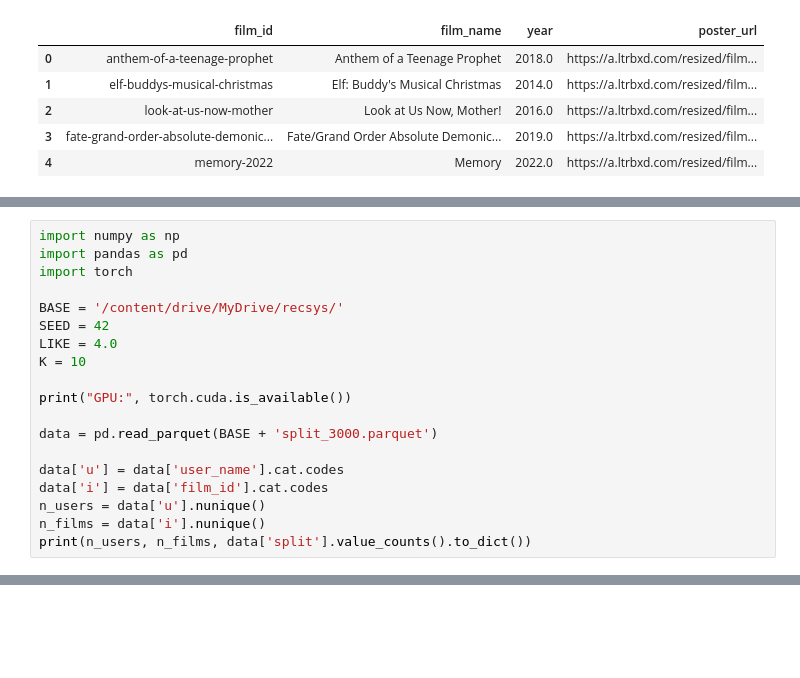
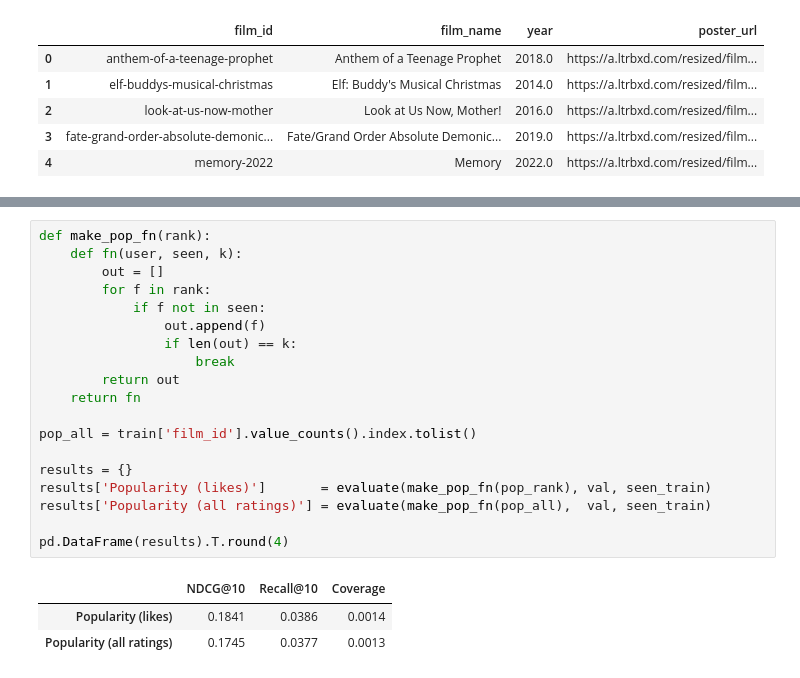
Before and after one commit to SaharMian/recsys-letterboxd, a Jupyter notebook: Dataandeval.ipynb, the cells around one changed output, grey strips where cells are left out. Drawn from its saved outputs; the diff is of its cells as text; blank space fills up the shorter version.

```diff
--- a/Dataandeval.ipynb
+++ b/Dataandeval.ipynb
@@ -337,19 +78,0 @@ pd.DataFrame(results).T.round(4)
-# %%
-import numpy as np
-import pandas as pd
-import torch
-
-BASE = '/content/drive/MyDrive/recsys/'
-SEED = 42
-LIKE = 4.0
-K = 10
-
-print("GPU:", torch.cuda.is_available())
-
-data = pd.read_parquet(BASE + 'split_3000.parquet')
-
-data['u'] = data['user_name'].cat.codes
-data['i'] = data['film_id'].cat.codes
-n_users = data['u'].nunique()
-n_films = data['i'].nunique()
-print(n_users, n_films, data['split'].value_counts().to_dict())
@@ -561,0 +404,23 @@ Sparat till Drive
+# %%
+def make_pop_fn(rank):
+    def fn(user, seen, k):
+        out = []
+        for f in rank:
+            if f not in seen:
+                out.append(f)
+                if len(out) == k:
+                    break
+        return out
+    return fn
+
+pop_all = train['film_id'].value_counts().index.tolist()
+
+results = {}
+results['Popularity (likes)']       = evaluate(make_pop_fn(pop_rank), val, seen_train)
+results['Popularity (all ratings)'] = evaluate(make_pop_fn(pop_all),  val, seen_train)
+
+pd.DataFrame(results).T.round(4)
+# %% [output]
+|  | NDCG@10 | Recall@10 | Coverage |
+| Popularity (likes) | 0.1841 | 0.0386 | 0.0014 |
+| Popularity (all ratings) | 0.1745 | 0.0377 | 0.0013 |
```
Also changed, not shown: parts of 75 cells of this notebook.
